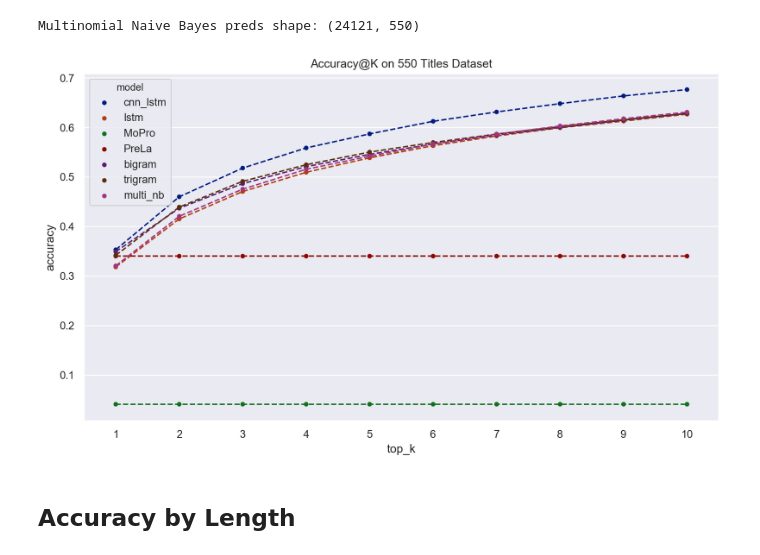
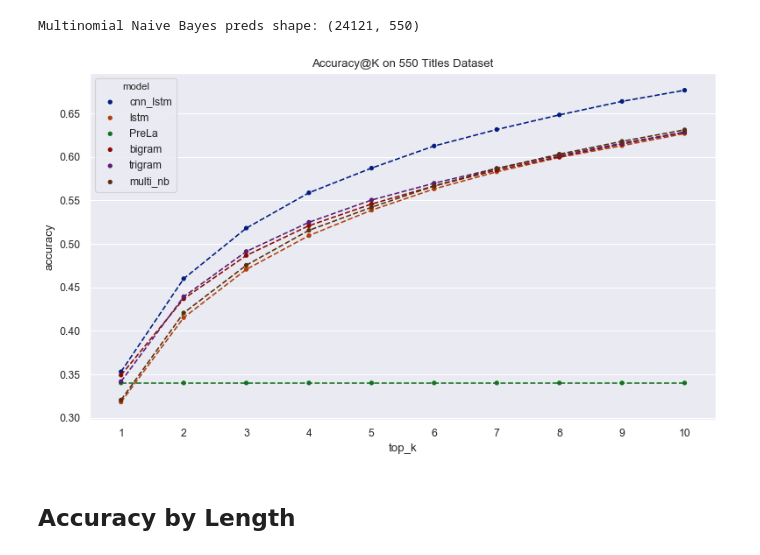
Before and after one commit to zaksoliman/career_prediction, a Jupyter notebook: notebooks/Analysis.ipynb, the cells around one changed output. Drawn from its saved outputs; the diff is of its cells as text; code cells hidden in the pictures.

```diff
--- a/notebooks/Analysis.ipynb
+++ b/notebooks/Analysis.ipynb
@@ -250,17 +250,17 @@ Multinomial Naive Bayes preds shape: (24121, 550)
 accs = get_acc_df(results, targets, '550_titles')
 # %%
 #models = accs.model.unique()
-models = ['bigram', 'trigram', 'lstm', 'cnn_lstm', 'multi_nb', 'MoPro', 'PreLa']
+models = ['bigram', 'trigram', 'lstm', 'cnn_lstm', 'multi_nb', 'PreLa']
 # %%
-plt.rcParams['figure.dpi'] = 180
+plt.rcParams['figure.dpi'] = 80
 plt.rcParams['lines.linewidth'] = 0.8
 fig, ax = plt.subplots(figsize=(10,6))
 sns.pointplot(x='top_k', y='accuracy', hue='model', linestyles='--',
               data=accs[accs.model.isin(models)], ax=ax)
 ax.set_title('Accuracy@K on 550 Titles Dataset')
 plt.tight_layout()
 # %% [output]
-[figure, old version]
+[figure, new version]
 # %%
 fig.savefig('/data/rali7/Tmp/solimanz/LBJ/viz/all_res.pdf', dpi=180, facecolor=fig.get_facecolor())
 # %% [markdown]
```
Also changed, not shown: parts of 4 cells of this notebook, 1 other file.
